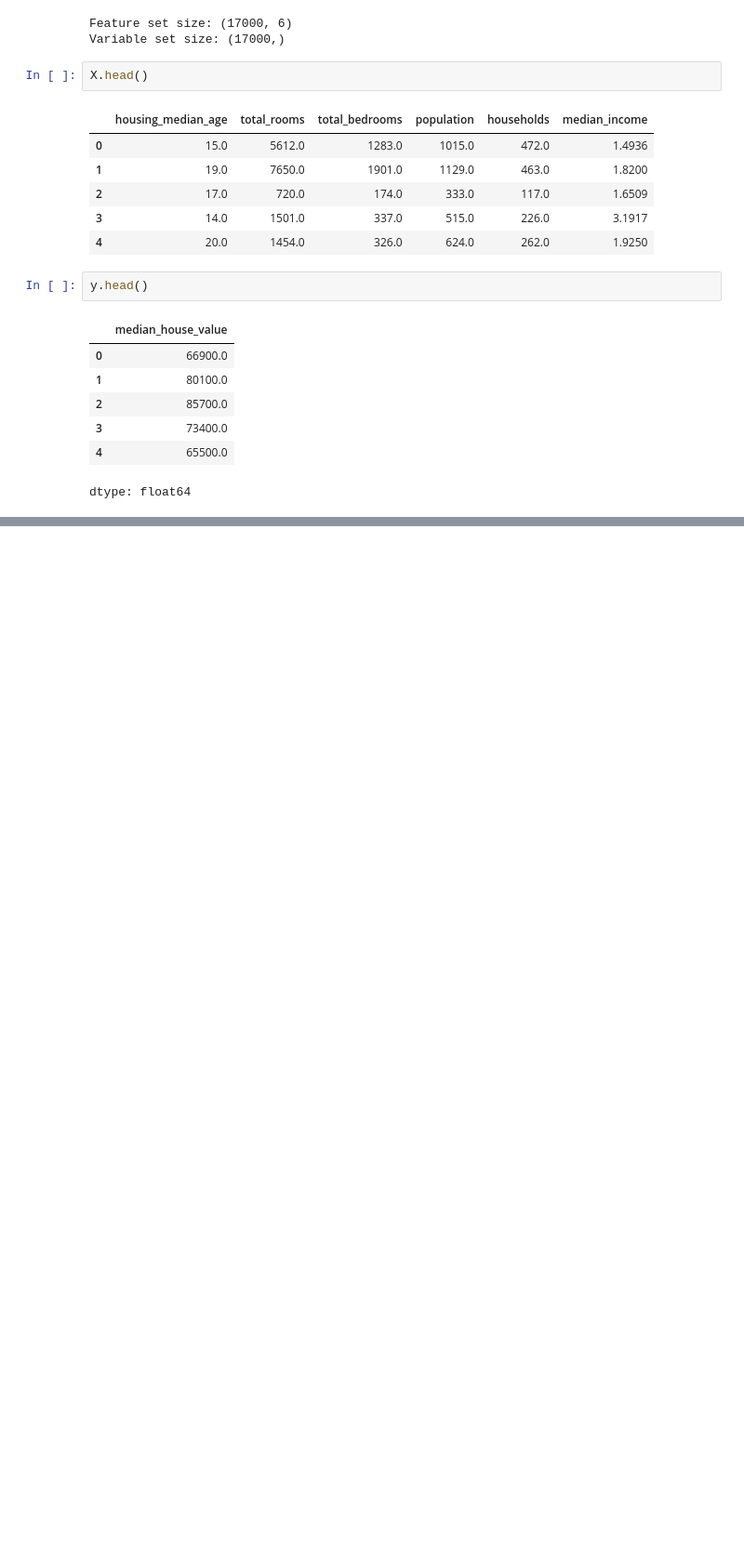
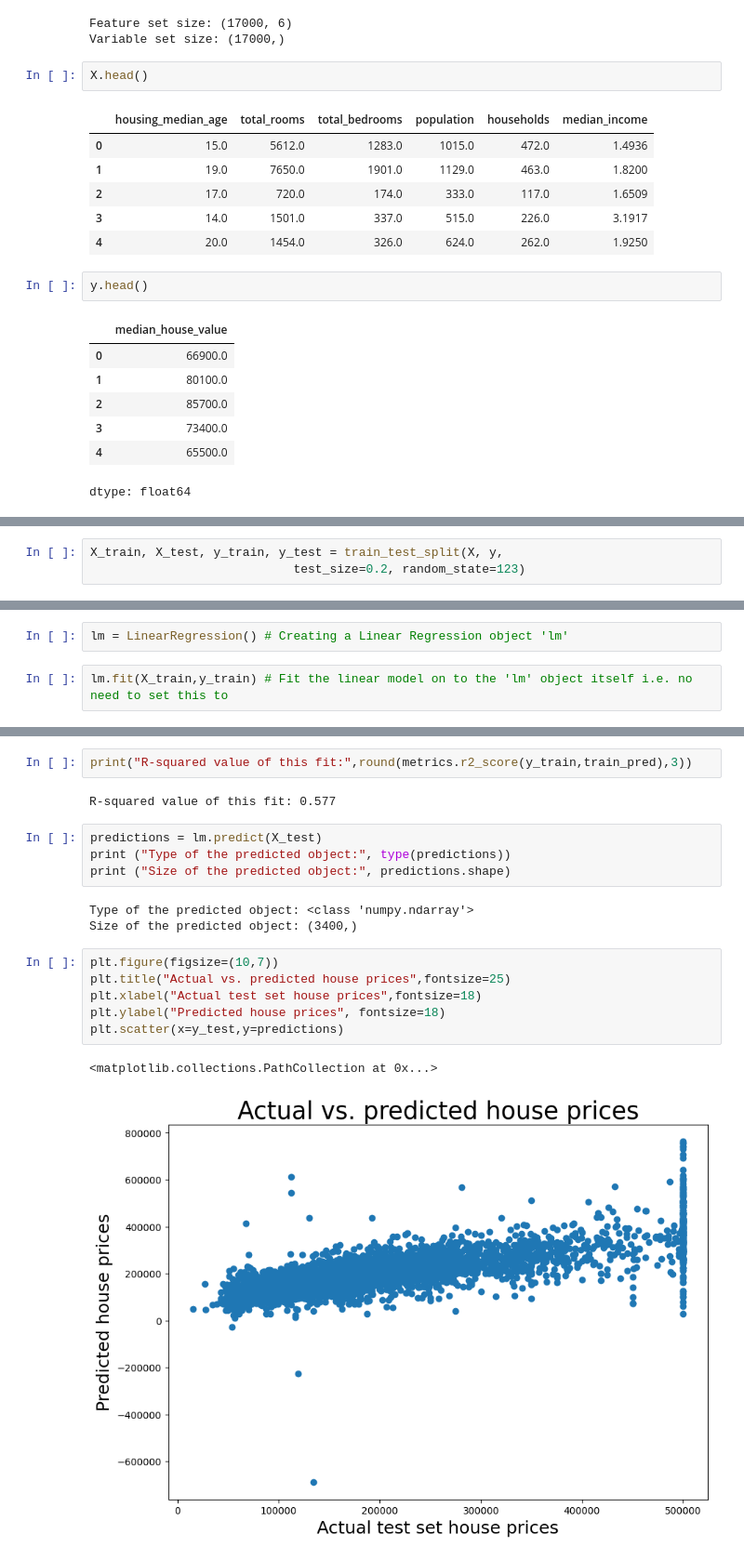
Before and after one commit to Akramuddin2303A510F6/AIML-2025, a Jupyter notebook: Lab_04.ipynb, the cells around one changed output, grey strips where cells are left out. Shown at 93% size. Drawn from its saved outputs; the diff is of its cells as text; blank space fills up the shorter version.

```diff
--- a/Lab_04.ipynb
+++ b/Lab_04.ipynb
@@ -137,0 +140,3 @@ dtype: float64
+# %%
+X_train, X_test, y_train, y_test = train_test_split(X, y,
+                            test_size=0.2, random_state=123)
@@ -137,0 +160,4 @@ dtype: float64
+# %%
+lm = LinearRegression() # Creating a Linear Regression object 'lm'
+# %%
+lm.fit(X_train,y_train) # Fit the linear model on to the 'lm' object itself i.e. no need to set this to
@@ -137,0 +260,20 @@ dtype: float64
+# %%
+print("R-squared value of this fit:",round(metrics.r2_score(y_train,train_pred),3))
+# %% [output]
+R-squared value of this fit: 0.577
+# %%
+predictions = lm.predict(X_test)
+print ("Type of the predicted object:", type(predictions))
+print ("Size of the predicted object:", predictions.shape)
+# %% [output]
+Type of the predicted object: <class 'numpy.ndarray'>
+Size of the predicted object: (3400,)
+# %%
+plt.figure(figsize=(10,7))
+plt.title("Actual vs. predicted house prices",fontsize=25)
+plt.xlabel("Actual test set house prices",fontsize=18)
+plt.ylabel("Predicted house prices", fontsize=18)
+plt.scatter(x=y_test,y=predictions)
+# %% [output]
+<matplotlib.collections.PathCollection at 0x...>
+[figure, added]
```
Also changed, not shown: parts of 16 cells of this notebook.
